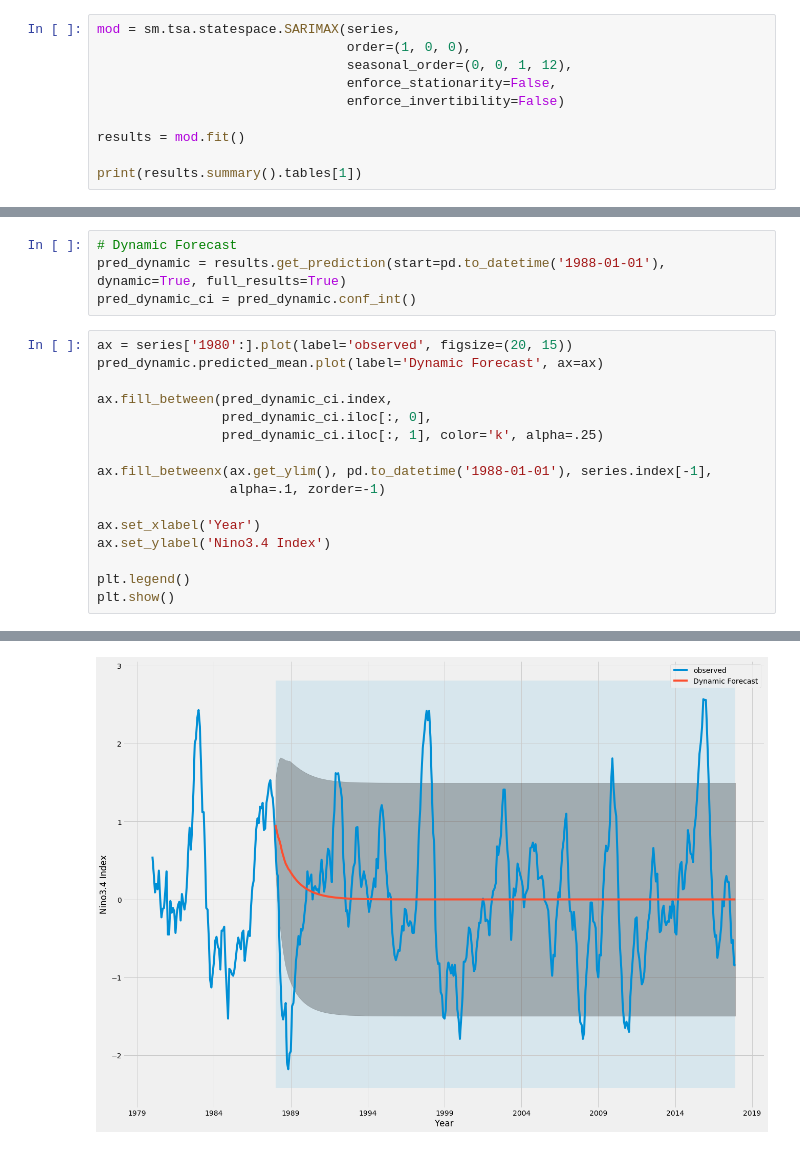
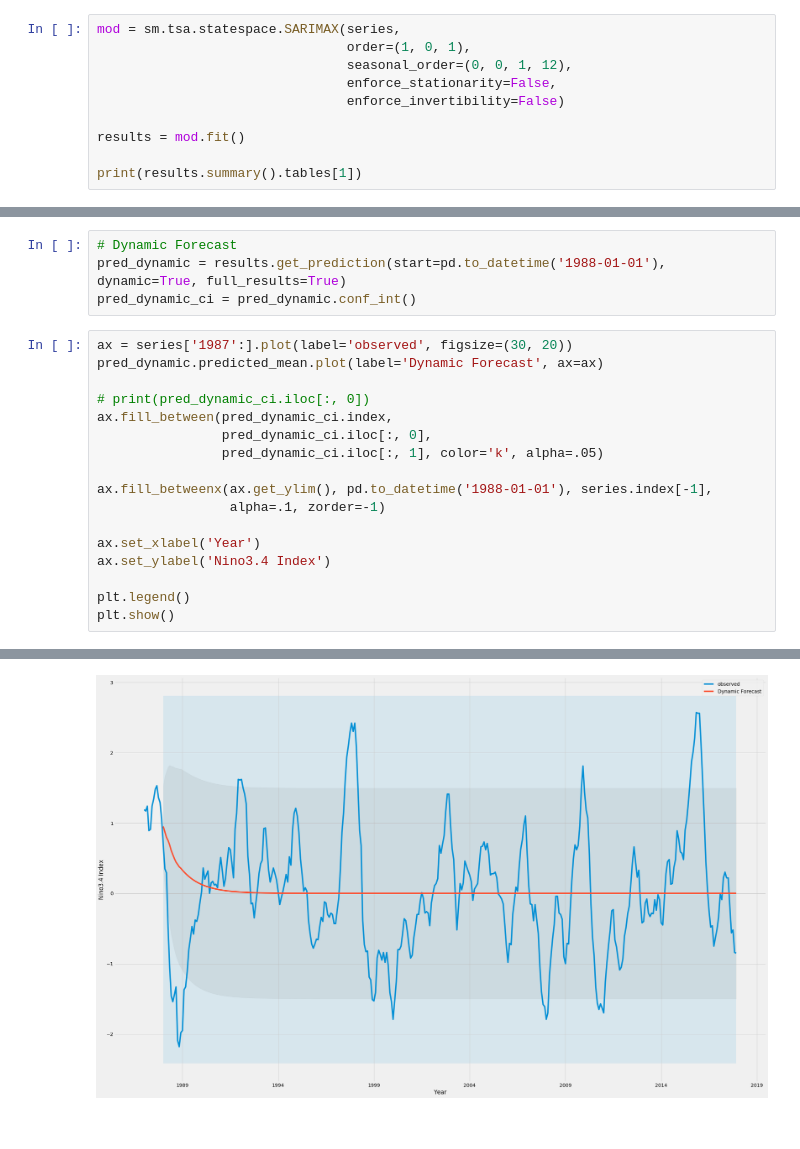
Before and after one commit to KrisCheng/Deep4Cli, a Jupyter notebook: single_nino_index/ARIMA_model/ARIMA_ENSO_no_preprocessing.ipynb, the cells around one changed output, grey strips where cells are left out. Cells and saved outputs as stored; diff of their text form.

```diff
--- a/single_nino_index/ARIMA_model/ARIMA_ENSO_no_preprocessing.ipynb
+++ b/single_nino_index/ARIMA_model/ARIMA_ENSO_no_preprocessing.ipynb
@@ -98,7 +98,7 @@ ARIMA(1, 1, 1)x(1, 1, 0, 12)12 - AIC:1543.17352802892
 ARIMA(1, 1, 1)x(1, 1, 1, 12)12 - AIC:796.7722836792044
 # %%
 mod = sm.tsa.statespace.SARIMAX(series,
-                                order=(1, 0, 0),
+                                order=(1, 0, 1),
                                 seasonal_order=(0, 0, 1, 12),
                                 enforce_stationarity=False,
                                 enforce_invertibility=False)
@@ -154,12 +153,13 @@ The Root Mean Squared Error of our forecasts is 0.26
 pred_dynamic = results.get_prediction(start=pd.to_datetime('1988-01-01'), dynamic=True, full_results=True)
 pred_dynamic_ci = pred_dynamic.conf_int()
 # %%
-ax = series['1980':].plot(label='observed', figsize=(20, 15))
+ax = series['1987':].plot(label='observed', figsize=(30, 20))
 pred_dynamic.predicted_mean.plot(label='Dynamic Forecast', ax=ax)
 
+# print(pred_dynamic_ci.iloc[:, 0])
 ax.fill_between(pred_dynamic_ci.index,
                 pred_dynamic_ci.iloc[:, 0],
-                pred_dynamic_ci.iloc[:, 1], color='k', alpha=.25)
+                pred_dynamic_ci.iloc[:, 1], color='k', alpha=.05)
 
 ax.fill_betweenx(ax.get_ylim(), pd.to_datetime('1988-01-01'), series.index[-1],
                  alpha=.1, zorder=-1)
@@ -173,4 +190,4 @@ plt.show()
-[figure, old version]
+[figure, new version]
 # %%
 # Extract the predicted and true values of our time series
 y_forecasted = pred_dynamic.predicted_mean
```
Also changed, not shown: parts of 8 cells of this notebook, 2 other files.
